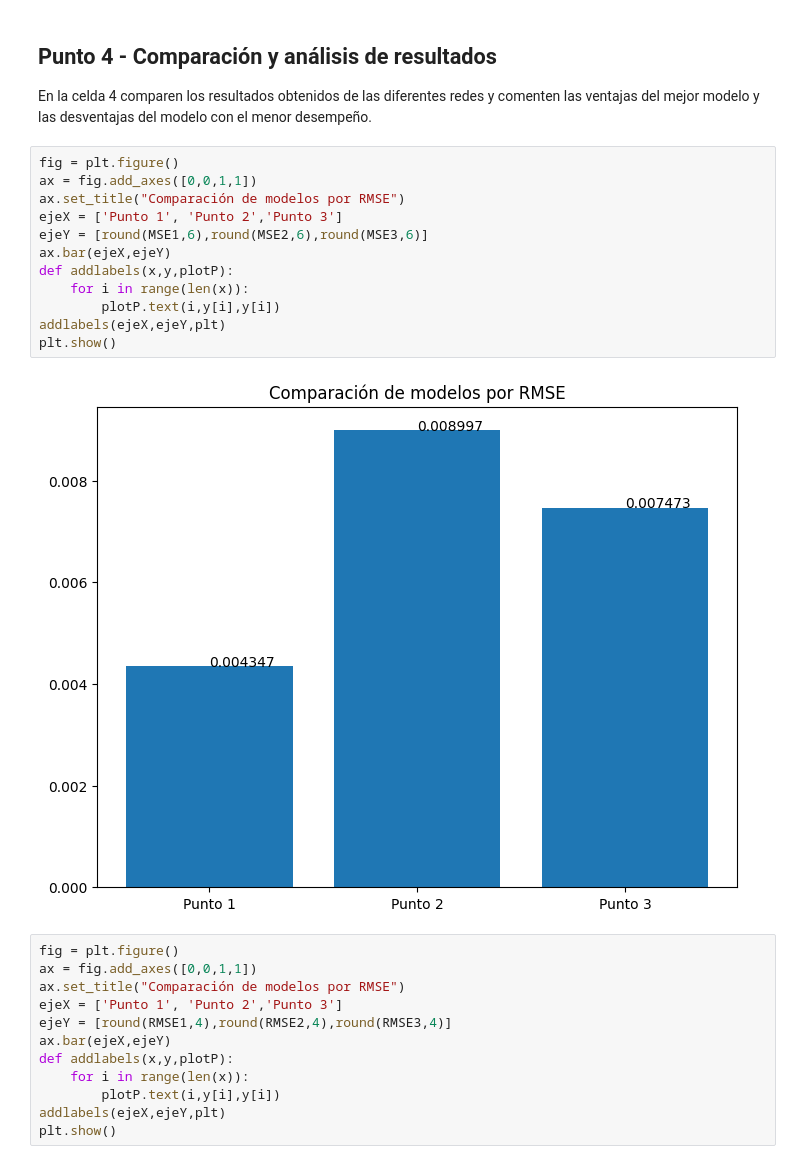
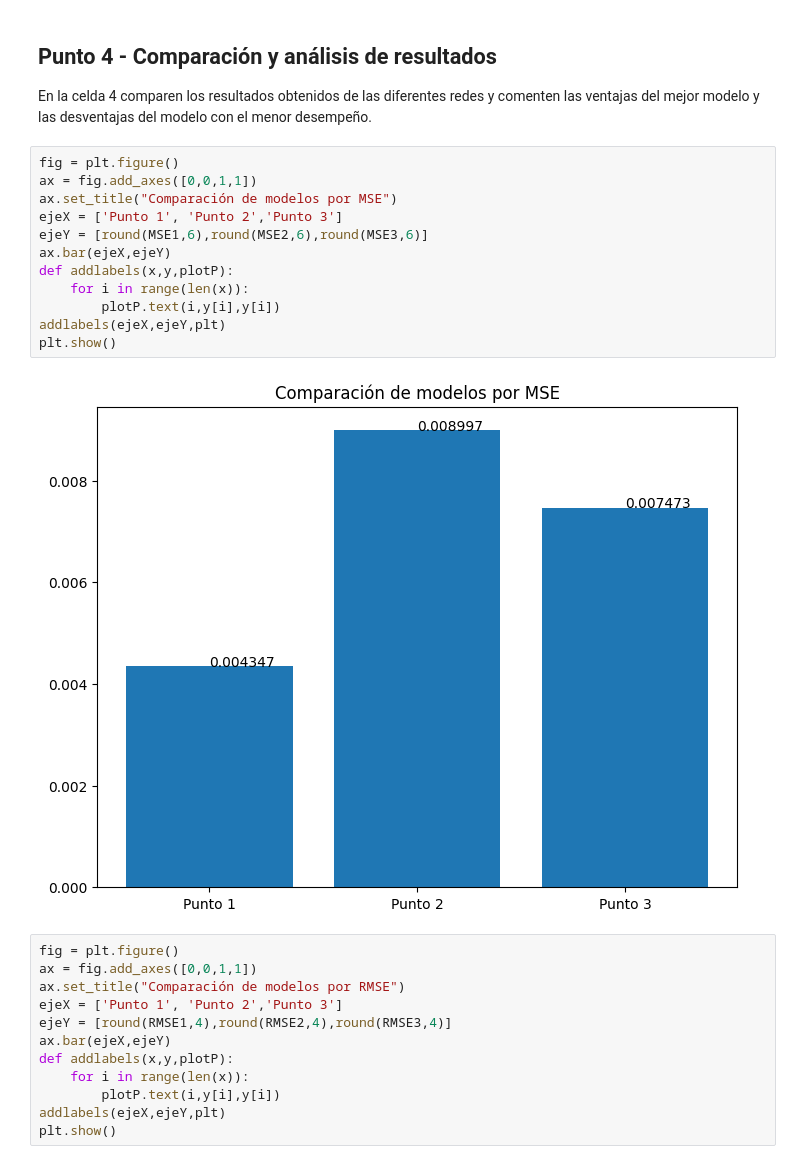
Before and after one commit to ggomez1803/ML-NLP, a Jupyter notebook: MIAD_ML_NLP_2023/Semana 6/S6TC1-Redes_Neuronales.ipynb, the cells around one changed output. Cells and saved outputs as stored; diff of their text form.

```diff
--- a/MIAD_ML_NLP_2023/Semana 6/S6TC1-Redes_Neuronales.ipynb
+++ b/MIAD_ML_NLP_2023/Semana 6/S6TC1-Redes_Neuronales.ipynb
@@ -408,17 +408,17 @@ En la celda 4 comparen los resultados obtenidos de las diferentes redes y coment
 # %%
 fig = plt.figure()
 ax = fig.add_axes([0,0,1,1])
-ax.set_title("Comparación de modelos por RMSE")
+ax.set_title("Comparación de modelos por MSE")
 ejeX = ['Punto 1', 'Punto 2','Punto 3']
 ejeY = [round(MSE1,6),round(MSE2,6),round(MSE3,6)]
 ax.bar(ejeX,ejeY)
 def addlabels(x,y,plotP):
     for i in range(len(x)):
         plotP.text(i,y[i],y[i])
 addlabels(ejeX,ejeY,plt)
 plt.show()
 # %% [output]
-[figure, old version]
+[figure, new version]
 # %%
 fig = plt.figure()
 ax = fig.add_axes([0,0,1,1])
```
